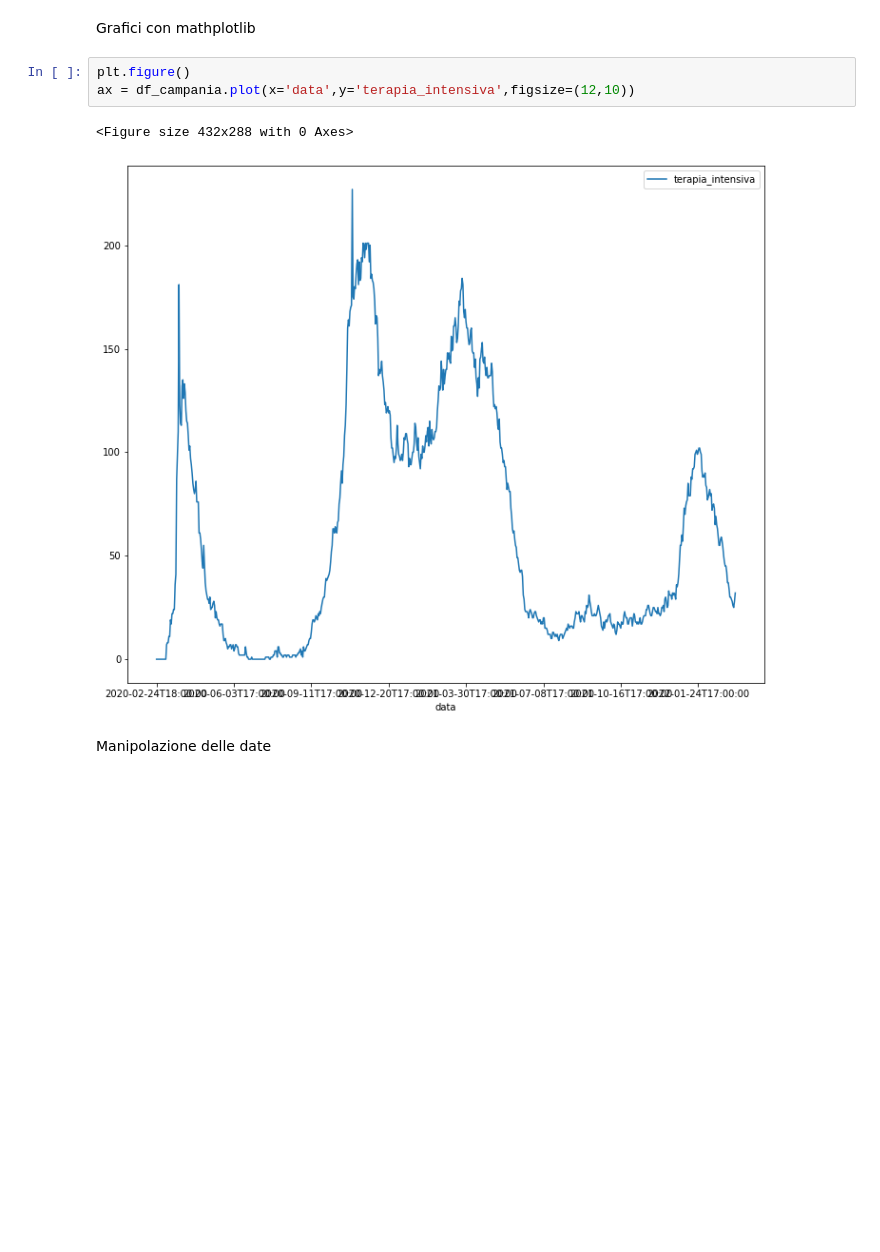
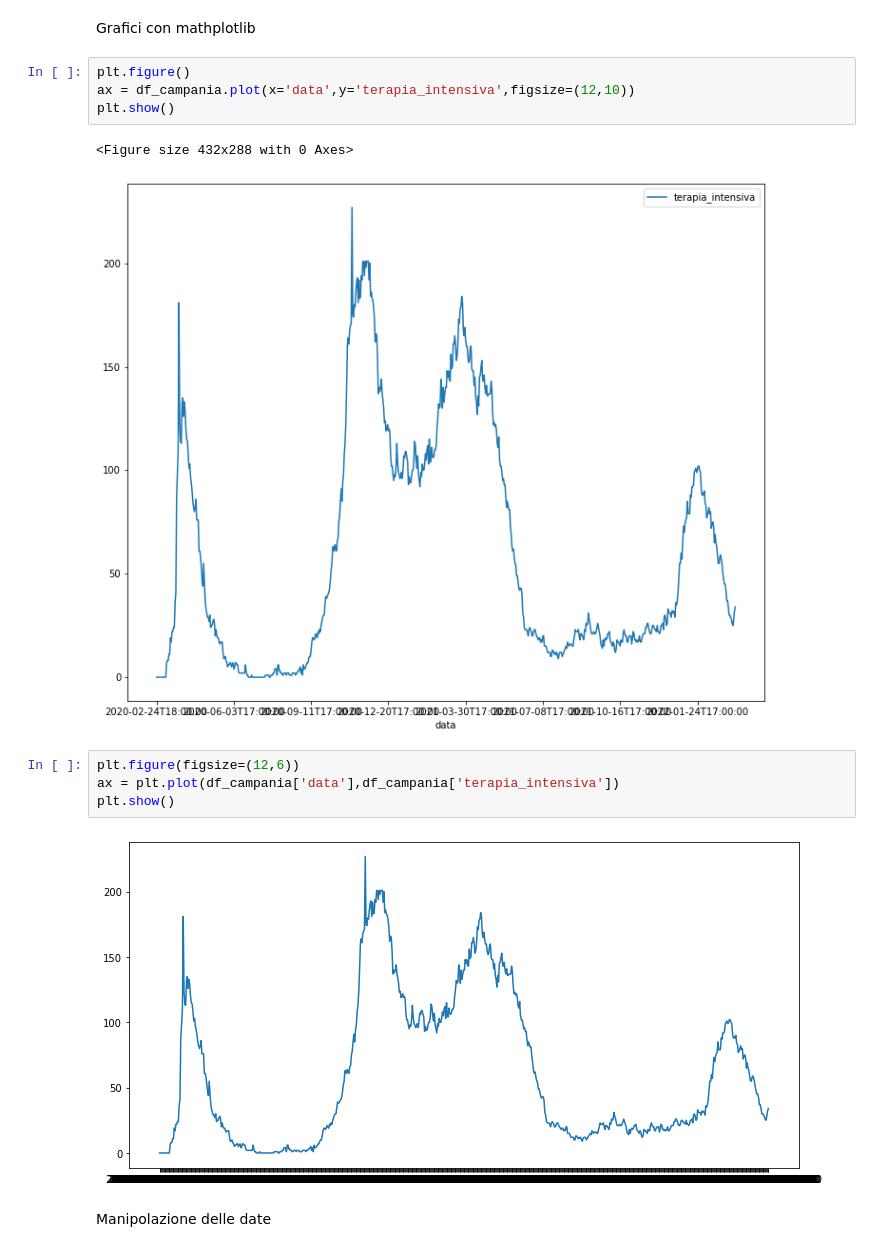
Before and after one commit to lucalista/analisi-dati-2022, a Jupyter notebook: 02.01.00__Pandas_introduzione.ipynb, the cells around one changed output. Cells and saved outputs as stored; diff of their text form; blank space fills up the shorter version.

```diff
--- a/02.01.00__Pandas_introduzione.ipynb
+++ b/02.01.00__Pandas_introduzione.ipynb
@@ -262,9 +262,16 @@ Grafici con mathplotlib
 # %%
 plt.figure()
 ax = df_campania.plot(x='data',y='terapia_intensiva',figsize=(12,10))
+plt.show()
 # %% [output]
 <Figure size 432x288 with 0 Axes>
 [figure]
+# %%
+plt.figure(figsize=(12,6))
+ax = plt.plot(df_campania['data'],df_campania['terapia_intensiva'])
+plt.show()
+# %% [output]
+[figure, added]
 # %% [markdown]
 Manipolazione delle date
 # %%
```
Also changed, not shown: parts of 16 cells of this notebook.
